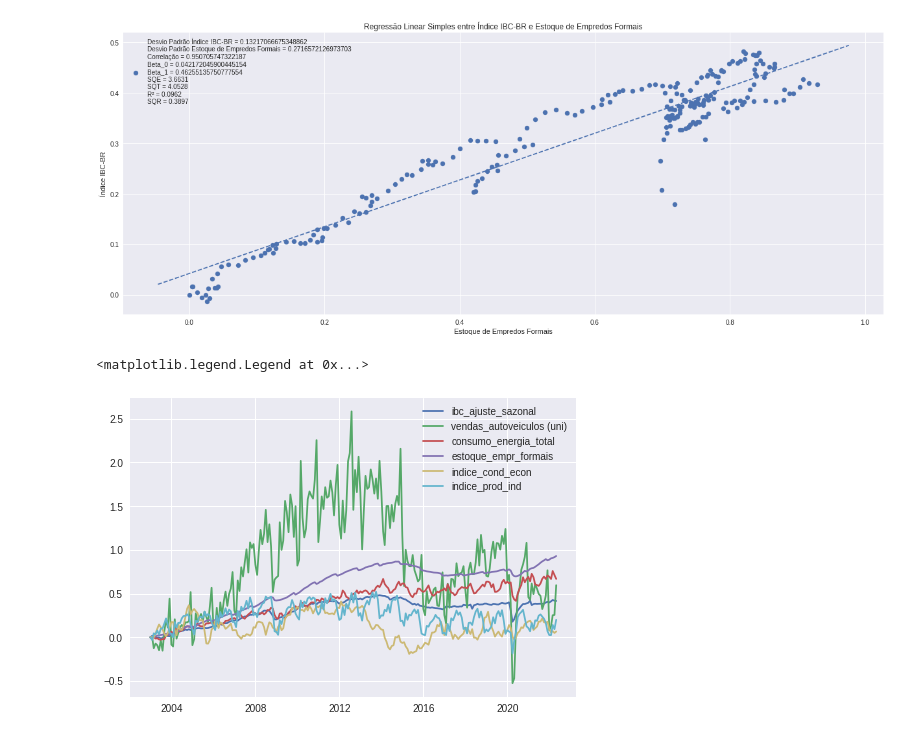
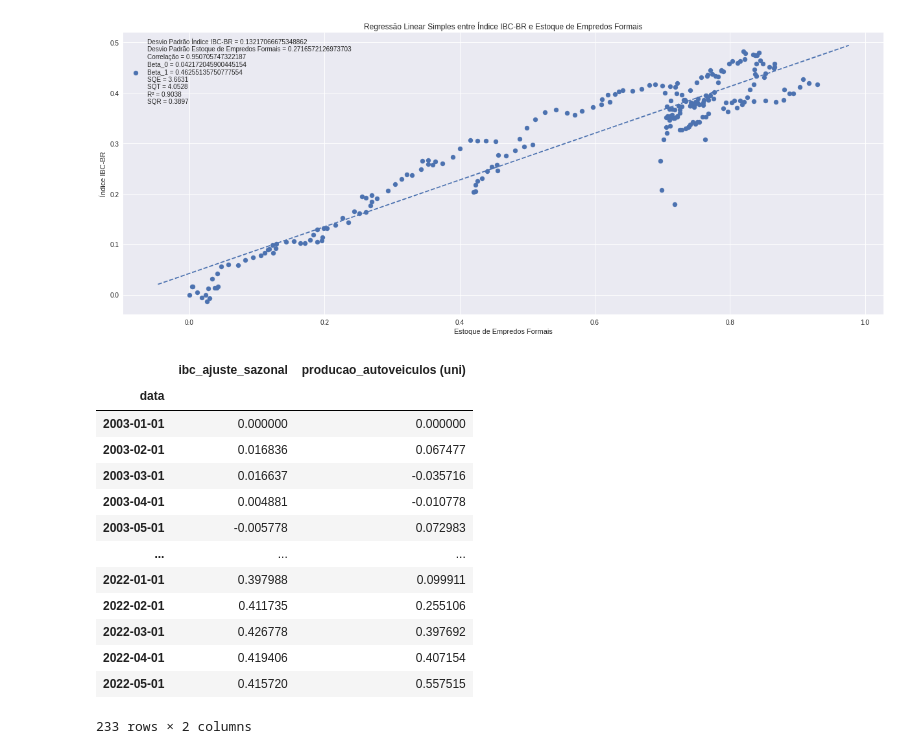
Before and after one commit to bruno-ritter/Regression-model-for-Brazilian-Economic-Index-IBC_BR-, a Jupyter notebook: Modelo_Regressão_Linear_para_o_IBC_BR.ipynb, the cells around one changed output. Cells and saved outputs as stored; diff of their text form; code cells hidden in the pictures.

```diff
--- a/Modelo_Regressão_Linear_para_o_IBC_BR.ipynb
+++ b/Modelo_Regressão_Linear_para_o_IBC_BR.ipynb
@@ -218,9 +218,26 @@ df
 regressao_linear_simples(df['estoque_empr_formais'], df['ibc_ajuste_sazonal'], 'Estoque de Empredos Formais', 'Índice IBC-BR')
 # %% [output]
 [figure]
-# %%
-plt.plot(df)
-plt.legend(('ibc_ajuste_sazonal', 'vendas_autoveiculos (uni)', 'consumo_energia_total', 'estoque_empr_formais', 'indice_cond_econ', 'indice_prod_ind'))
-# %% [output]
-<matplotlib.legend.Legend at 0x...>
-[figure, removed]
+# %%
+# Regressão simples entre o a variação percentual do índice IBC e o produção de autoveículos
+df_auto = pd.DataFrame().append([ibc_ajuste_sazonal['ibc_ajuste_sazonal'], prod_auto['producao_autoveiculos (uni)']], ignore_index=False).transpose()
+# Selecionando o período a ser analisado
+df_auto = df_auto['2003-01-01':'2022-05-01']
+# Normalizando dos dados com a variação percentual iniciando em 2003-01-01
+df_auto = (df_auto / df_auto.iloc[0]) - 1
+df_auto
+# %% [output]
+|  | ibc_ajuste_sazonal | producao_autoveiculos (uni) |
+| data |  |  |
+| 2003-01-01 | 0.000000 | 0.000000 |
+| 2003-02-01 | 0.016836 | 0.067477 |
+| 2003-03-01 | 0.016637 | -0.035716 |
+| 2003-04-01 | 0.004881 | -0.010778 |
+| 2003-05-01 | -0.005778 | 0.072983 |
+| ... | ... | ... |
+| 2022-01-01 | 0.397988 | 0.099911 |
+| 2022-02-01 | 0.411735 | 0.255106 |
+| 2022-03-01 | 0.426778 | 0.397692 |
+| 2022-04-01 | 0.419406 | 0.407154 |
+| 2022-05-01 | 0.415720 | 0.557515 |
+233 rows × 2 columns
```
Also changed, not shown: parts of 3 cells of this notebook.
